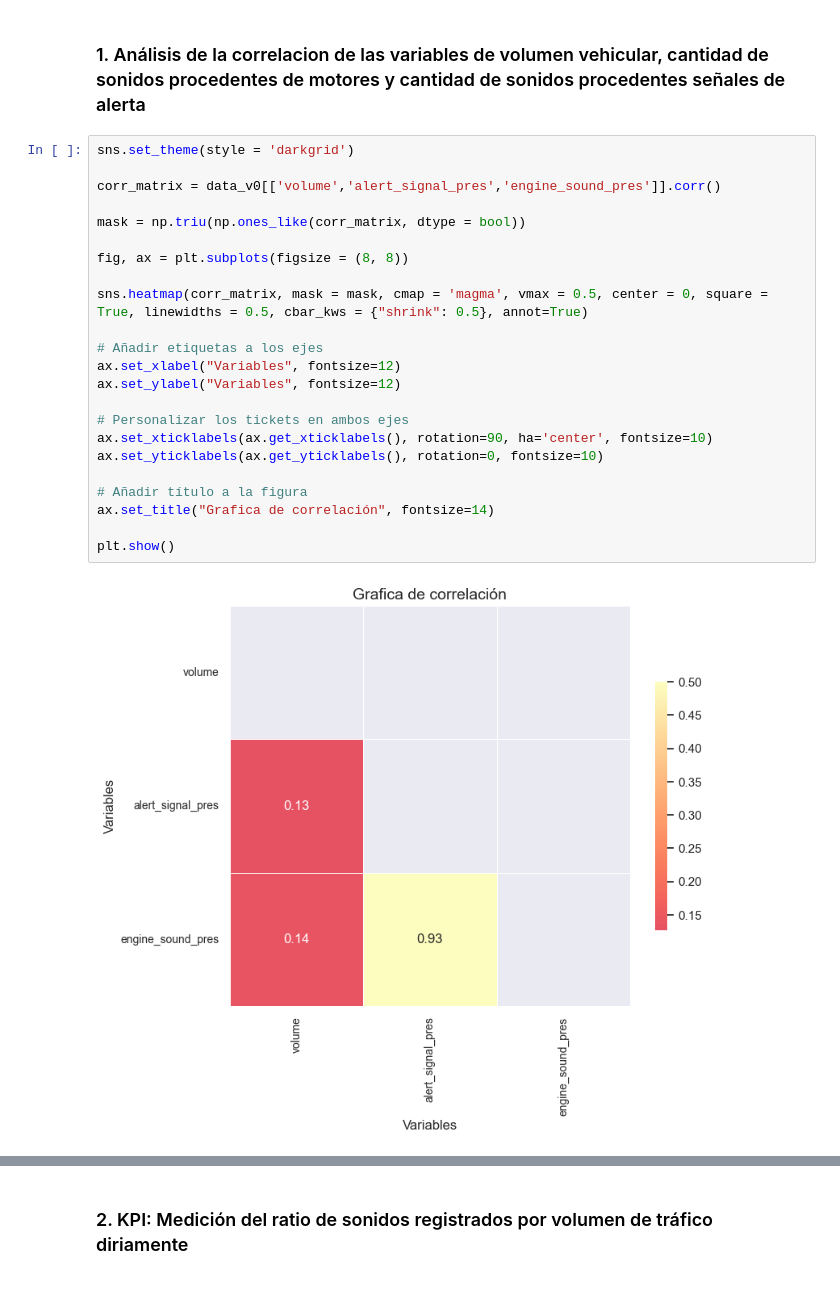
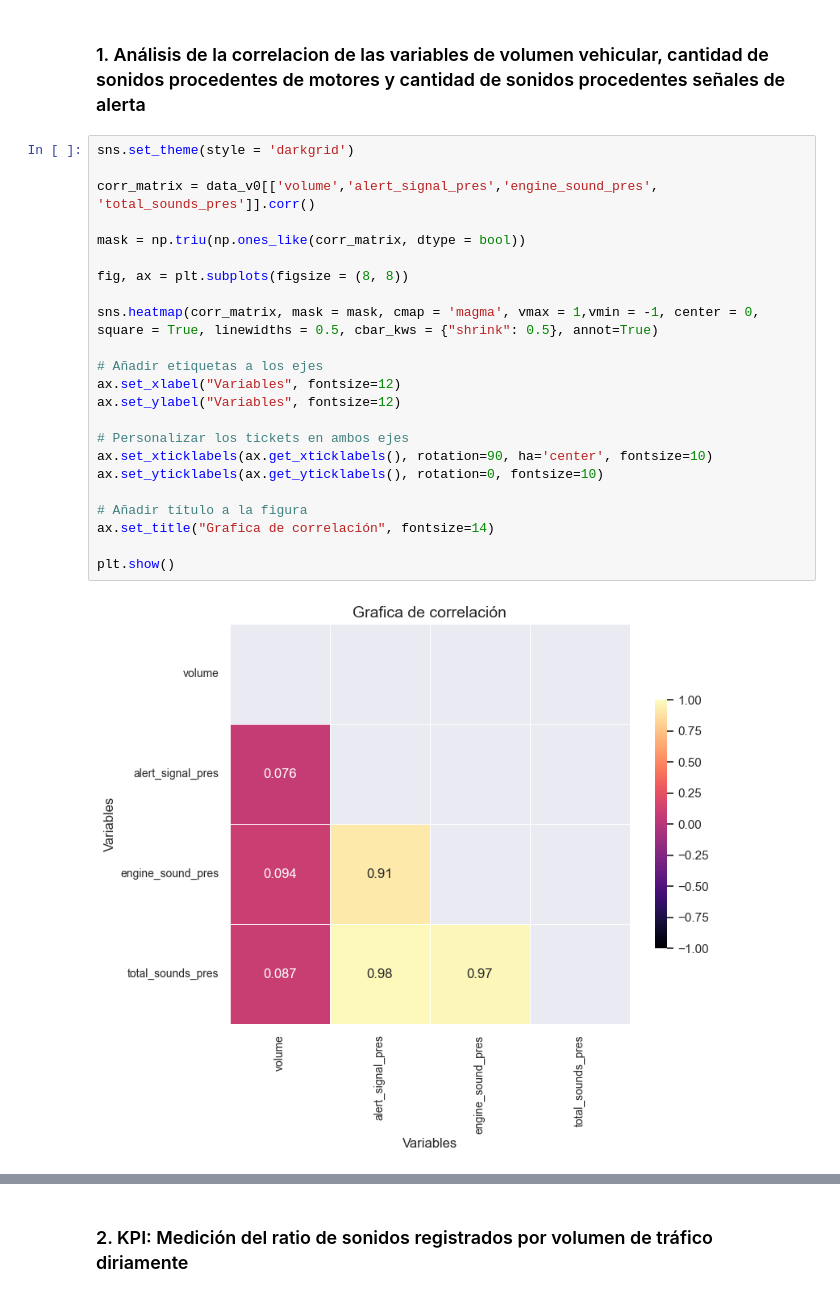
Before and after one commit to francomyburg/Proyecto_grupal_DS, a Jupyter notebook: roy/Noise_Pollution_Vehicular_Traffic.ipynb, the cells around one changed output, grey strips where cells are left out. Saved outputs shown, nothing was run; the diff lists cells and outputs as text.

```diff
--- a/roy/Noise_Pollution_Vehicular_Traffic.ipynb
+++ b/roy/Noise_Pollution_Vehicular_Traffic.ipynb
@@ -53,27 +62,27 @@ data_v0['date'] = pd.to_datetime(data_v0['date'], format='%Y-%m-%d')
 # %%
 sns.set_theme(style = 'darkgrid')
 
-corr_matrix = data_v0[['volume','alert_signal_pres','engine_sound_pres']].corr()
+corr_matrix = data_v0[['volume','alert_signal_pres','engine_sound_pres', 'total_sounds_pres']].corr()
 
 mask = np.triu(np.ones_like(corr_matrix, dtype = bool))
 
 fig, ax = plt.subplots(figsize = (8, 8))
 
-sns.heatmap(corr_matrix, mask = mask, cmap = 'magma', vmax = 0.5, center = 0, square = True, linewidths = 0.5, cbar_kws = {"shrink": 0.5}, annot=True)
+sns.heatmap(corr_matrix, mask = mask, cmap = 'magma', vmax = 1,vmin = -1, center = 0, square = True, linewidths = 0.5, cbar_kws = {"shrink": 0.5}, annot=True)
 
 # Añadir etiquetas a los ejes
 ax.set_xlabel("Variables", fontsize=12)
 ax.set_ylabel("Variables", fontsize=12)
 
 # Personalizar los tickets en ambos ejes
 ax.set_xticklabels(ax.get_xticklabels(), rotation=90, ha='center', fontsize=10)
 ax.set_yticklabels(ax.get_yticklabels(), rotation=0, fontsize=10)
 
 # Añadir título a la figura
 ax.set_title("Grafica de correlación", fontsize=14)
 
 plt.show()
 # %% [output]
-[figure, old version]
+[figure, new version]
 # %% [markdown]
 * Se observa una correlación alta entre las variables ``engine_sound_pres`` y ``alert_signal_pres``, lo que implica que la presencia de un sonido proveniente de un motor de un vehículo está relacionado con la presencia de un sonido cuyo fuente es una señal de alerta.
```
Also changed, not shown: parts of 7 cells of this notebook.
